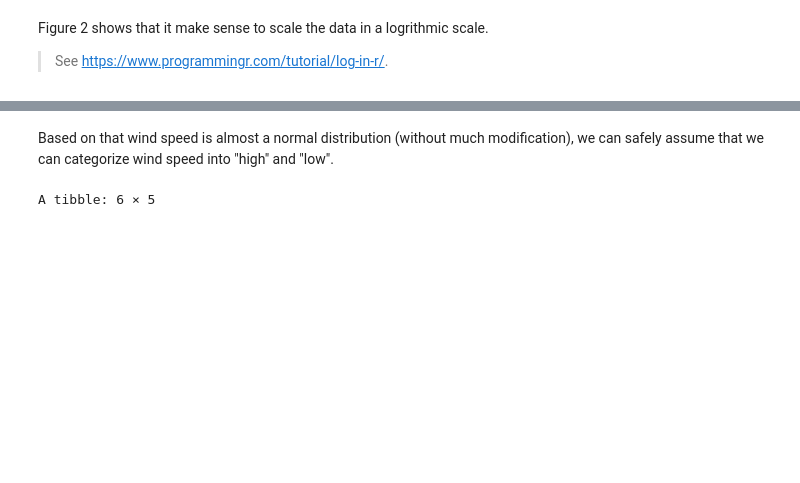
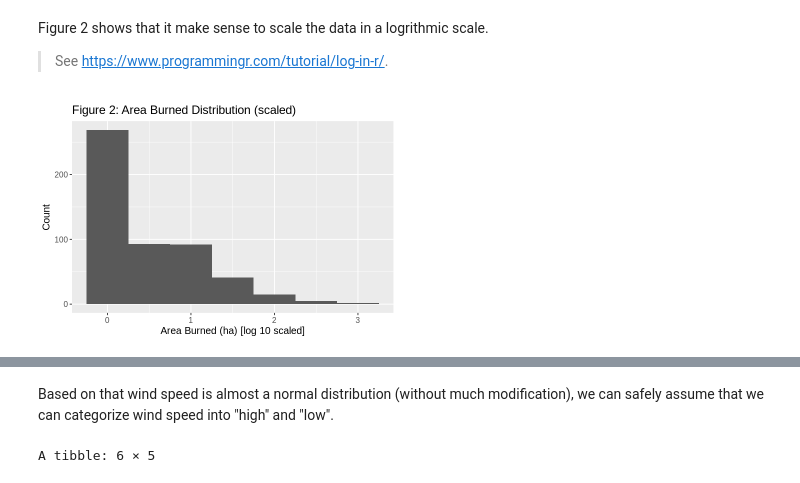
Before and after one commit to Mapleia/STAT_201_proj, a Jupyter notebook: src/Preliminary_Results.ipynb, the cells around one changed output, grey strips where cells are left out. Saved outputs shown, nothing was run; the diff lists cells and outputs as text; code cells hidden in the pictures; blank space fills up the shorter version.

```diff
--- a/src/Preliminary_Results.ipynb
+++ b/src/Preliminary_Results.ipynb
@@ -62,12 +79,16 @@ Figure 2 shows that it make sense to scale the data in a logrithmic scale.
 forest_fires_data <- forest_fires_data %>%
     mutate(area_log10 = log10(1+ area))
 # %%
+options(repr.plot.width = 6, repr.plot.height = 4)
+
 area_burned_scaled_plot <- forest_fires_data %>%
-    ggplot(aes(x =area_log10, fill = month))+
+    ggplot(aes(x =area_log10))+
     geom_histogram(binwidth = 0.5) +
     labs(x="Area Burned (ha) [log 10 scaled]", y="Count")+
     ggtitle("Figure 2: Area Burned Distribution (scaled)") +
     scale_fill_discrete(name = "Month of Fires") +
     theme(text = element_text(size = 12))
 area_burned_scaled_plot
+# %% [output]
+[figure, added]
 # %%
```
Also changed, not shown: parts of 10 cells of this notebook.
